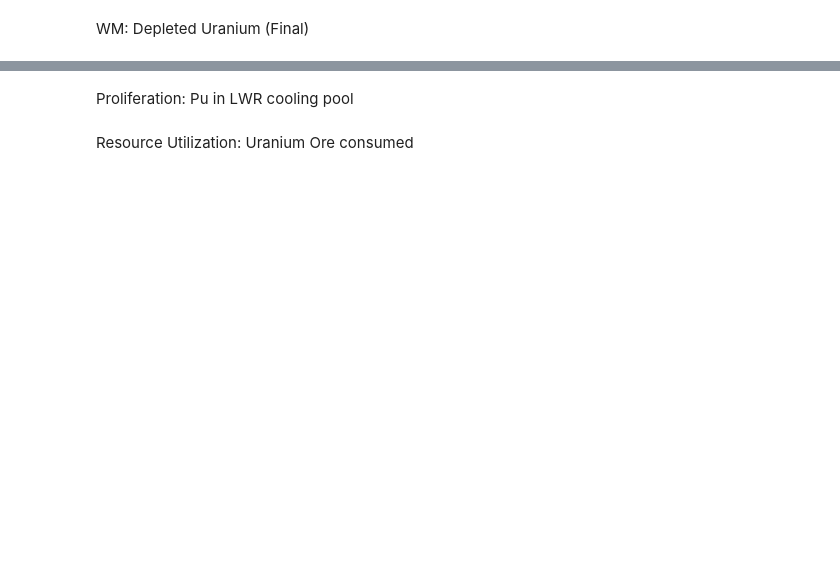
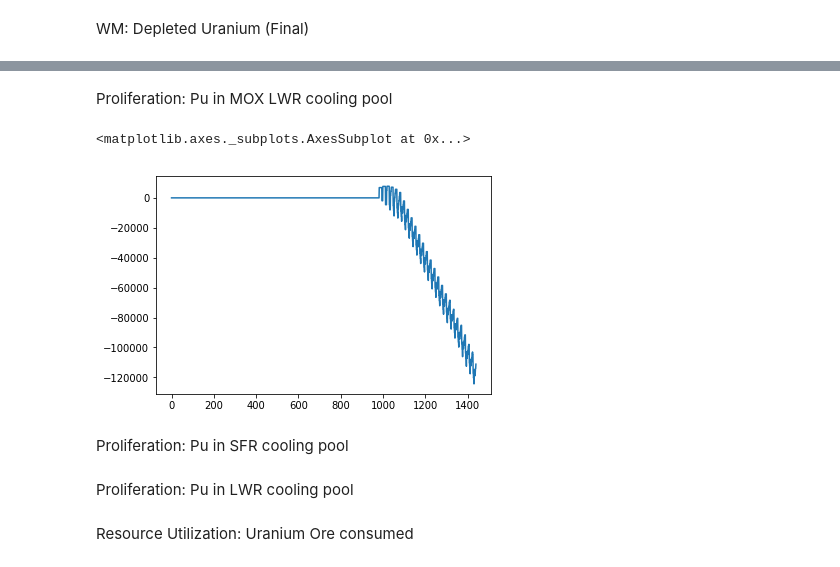
Before and after one commit to gwenchee/dcwrap, a Jupyter notebook: scripts/cymetric.ipynb, the cells around one changed output, grey strips where cells are left out. Saved outputs shown, nothing was run; the diff lists cells and outputs as text; code cells hidden in the pictures; blank space fills up the shorter version.

```diff
--- a/scripts/cymetric.ipynb
+++ b/scripts/cymetric.ipynb
@@ -56,0 +72,11 @@ ImportError: pyne could not be imported: Unable to format nuclide !
+# %% [markdown]
+Proliferation: Pu in MOX LWR cooling pool
+# %%
+pu_cp_mox_in = cym.timeseries.transactions(ev,commodities=['moxout'],nucs=['pu-238','pu-239','pu-240','pu-241','pu-242','pu-244'])
+pu_cp_mox_out = cym.timeseries.transactions(ev,commodities=['moxstorageout'],nucs=['pu-238','pu-239','pu-240','pu-241','pu-242','pu-244'])
+diff = pu_cp_mox_in-pu_cp_mox_out
+pu_cp_mox = diff['Mass'].cumsum()
+pu_cp_mox.plot()
+# %% [output]
+<matplotlib.axes._subplots.AxesSubplot at 0x...>
+[figure, added]
@@ -56,0 +89,2 @@ ImportError: pyne could not be imported: Unable to format nuclide !
+# %% [markdown]
+Proliferation: Pu in SFR cooling pool
```
Also changed, not shown: parts of 15 cells of this notebook.
